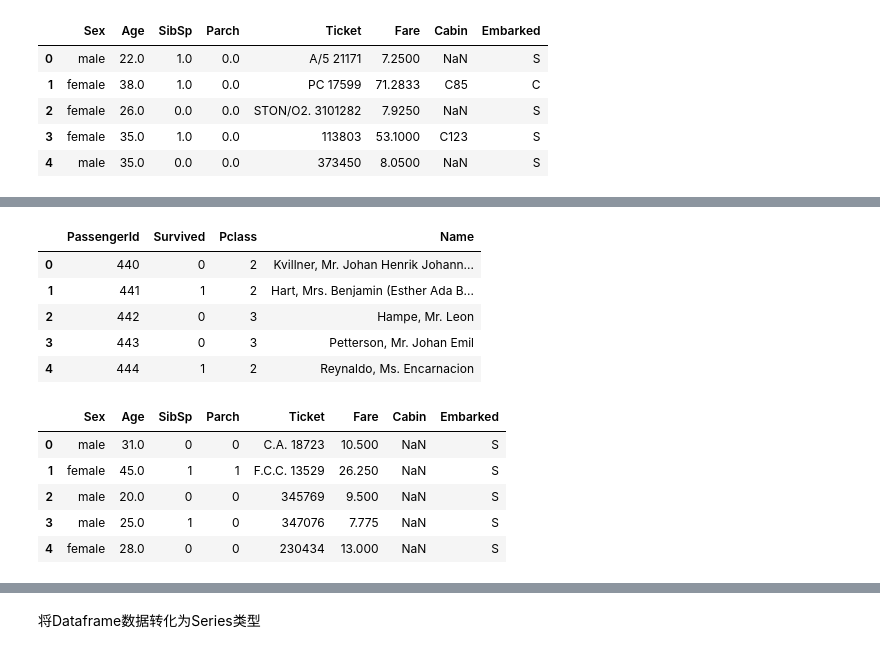
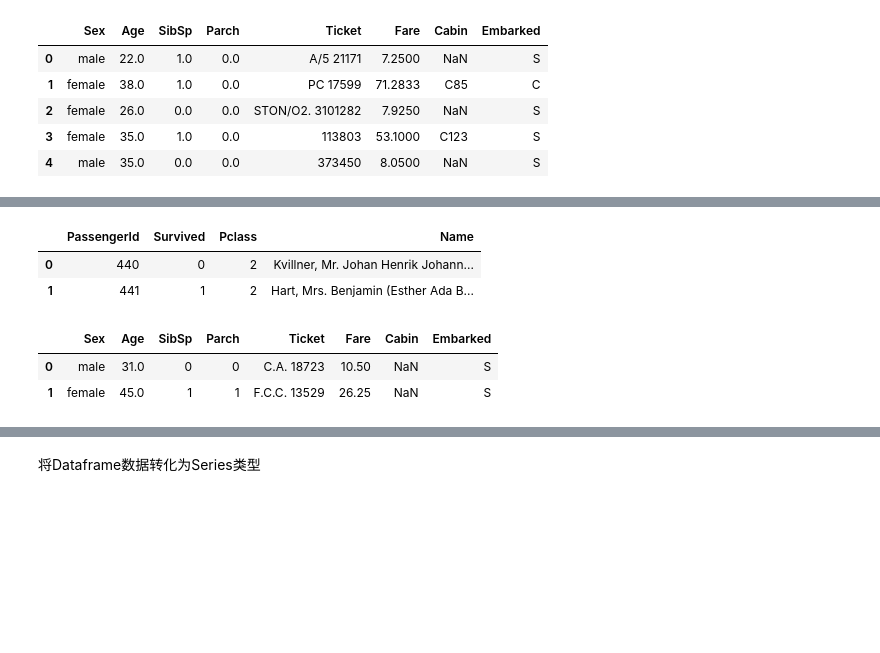
Before and after one commit to Qiqirong/Python, a Jupyter notebook: Datawhale_studygroup/Data analysis/Task2/2.2 数据重构.ipynb, the cells around one changed output, grey strips where cells are left out. Drawn from its saved outputs; the diff is of its cells as text; code cells hidden in the pictures; blank space fills up the shorter version.

```diff
--- a/Datawhale_studygroup/Data analysis/Task2/2.2 数据重构.ipynb
+++ b/Datawhale_studygroup/Data analysis/Task2/2.2 数据重构.ipynb
@@ -40,20 +45,14 @@ df1.merge(df2, left_index=True, right_index=True)
 # %%
 df3=pd.read_csv('D:/data/train-left-down.csv')
-df3.head()
+df3.head(2)
 # %% [output]
 |  | PassengerId | Survived | Pclass | Name |
 | 0 | 440 | 0 | 2 | Kvillner, Mr. Johan Henrik Johann... |
 | 1 | 441 | 1 | 2 | Hart, Mrs. Benjamin (Esther Ada B... |
-| 2 | 442 | 0 | 3 | Hampe, Mr. Leon |
-| 3 | 443 | 0 | 3 | Petterson, Mr. Johan Emil |
-| 4 | 444 | 1 | 2 | Reynaldo, Ms. Encarnacion |
 # %%
 df4=pd.read_csv('D:/data/train-right-down.csv')
-df4.head()
+df4.head(2)
 # %% [output]
 |  | Sex | Age | SibSp | Parch | Ticket | Fare | Cabin | Embarked |
-| 0 | male | 31.0 | 0 | 0 | C.A. 18723 | 10.500 | NaN | S |
-| 1 | female | 45.0 | 1 | 1 | F.C.C. 13529 | 26.250 | NaN | S |
-| 2 | male | 20.0 | 0 | 0 | 345769 | 9.500 | NaN | S |
-| 3 | male | 25.0 | 1 | 0 | 347076 | 7.775 | NaN | S |
-| 4 | female | 28.0 | 0 | 0 | 230434 | 13.000 | NaN | S |
+| 0 | male | 31.0 | 0 | 0 | C.A. 18723 | 10.50 | NaN | S |
+| 1 | female | 45.0 | 1 | 1 | F.C.C. 13529 | 26.25 | NaN | S |
```
Also changed, not shown: parts of 20 cells of this notebook.
